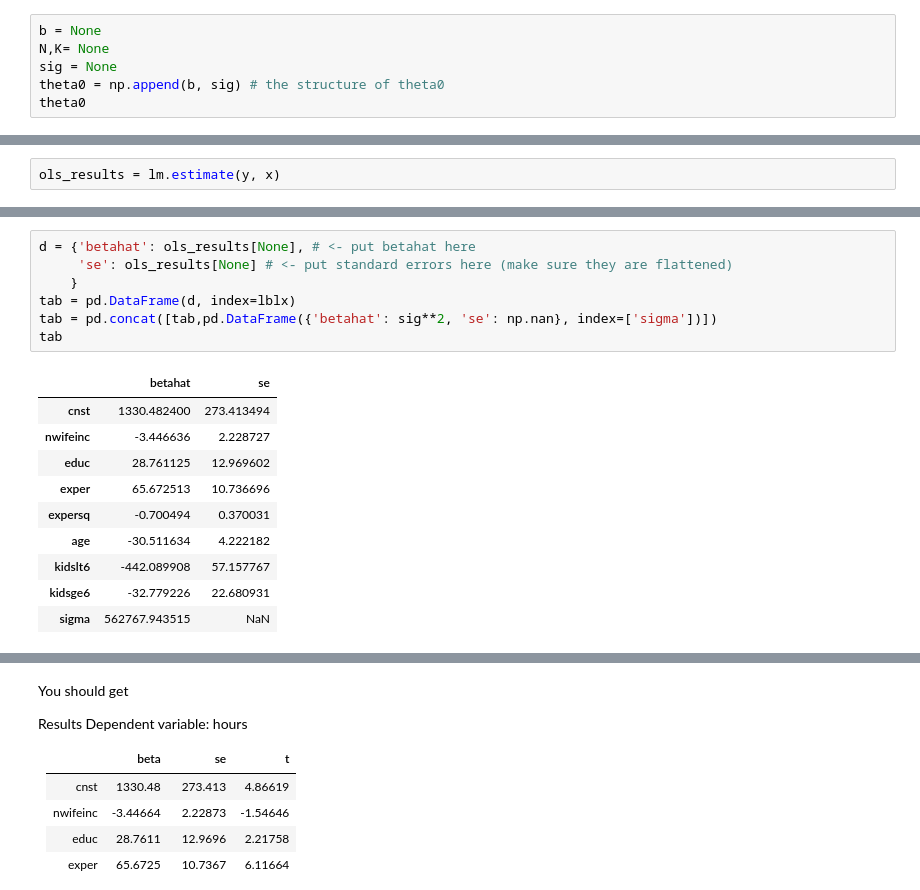
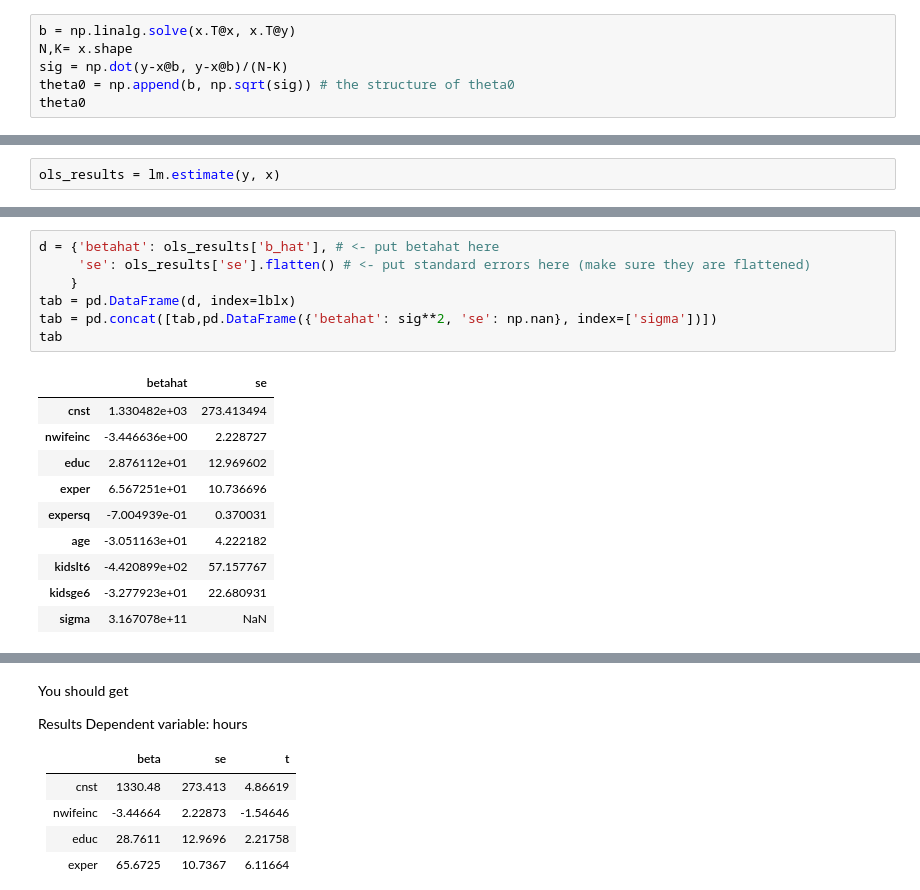
Before and after one commit to vkt823/My-repository, a Jupyter notebook: Problem sets/PS12/ex_ante.ipynb, the cells around one changed output, grey strips where cells are left out. Drawn from its saved outputs; the diff is of its cells as text.

```diff
--- a/Problem sets/PS12/ex_ante.ipynb
+++ b/Problem sets/PS12/ex_ante.ipynb
@@ -176,10 +198,10 @@ Estimate by OLS a regression function of annual hours worked as a function of th
 
 Check that your `tobit.starting_values()` function is getting the correct numbers in creating `theta0`: The first $K=8$ parameters are $\boldsymbol{\beta}$, and the last, 9th coefficient is $\sigma$ (and not $\sigma^2$!).
 # %%
-b = None
-N,K= None
-sig = None
-theta0 = np.append(b, sig) # the structure of theta0
+b = np.linalg.solve(x.T@x, x.T@y)
+N,K= x.shape
+sig = np.dot(y-x@b, y-x@b)/(N-K)
+theta0 = np.append(b, np.sqrt(sig)) # the structure of theta0
 theta0
 # %% [output]
 array([ 1.33048240e+03, -3.44663566e+00,  2.87611247e+01,  6.56725132e+01,
@@ -197,21 +234,21 @@ ols_results = lm.estimate(y, x)
 # %%
-d = {'betahat': ols_results[None], # <- put betahat here
-     'se': ols_results[None] # <- put standard errors here (make sure they are flattened)
+d = {'betahat': ols_results['b_hat'], # <- put betahat here
+     'se': ols_results['se'].flatten() # <- put standard errors here (make sure they are flattened)
     }
 tab = pd.DataFrame(d, index=lblx)
 tab = pd.concat([tab,pd.DataFrame({'betahat': sig**2, 'se': np.nan}, index=['sigma'])])
 tab
 # %% [output]
 |  | betahat | se |
-| cnst | 1330.482400 | 273.413494 |
-| nwifeinc | -3.446636 | 2.228727 |
-| educ | 28.761125 | 12.969602 |
-| exper | 65.672513 | 10.736696 |
-| expersq | -0.700494 | 0.370031 |
-| age | -30.511634 | 4.222182 |
-| kidslt6 | -442.089908 | 57.157767 |
-| kidsge6 | -32.779226 | 22.680931 |
-| sigma | 562767.943515 | NaN |
+| cnst | 1.330482e+03 | 273.413494 |
+| nwifeinc | -3.446636e+00 | 2.228727 |
+| educ | 2.876112e+01 | 12.969602 |
+| exper | 6.567251e+01 | 10.736696 |
+| expersq | -7.004939e-01 | 0.370031 |
+| age | -3.051163e+01 | 4.222182 |
+| kidslt6 | -4.420899e+02 | 57.157767 |
+| kidsge6 | -3.277923e+01 | 22.680931 |
+| sigma | 3.167078e+11 | NaN |
 # %%
 lm.print_table((lbly, lblx), ols_results)
 # %% [output]
```
Also changed, not shown: parts of 23 cells of this notebook, 21 other files.
